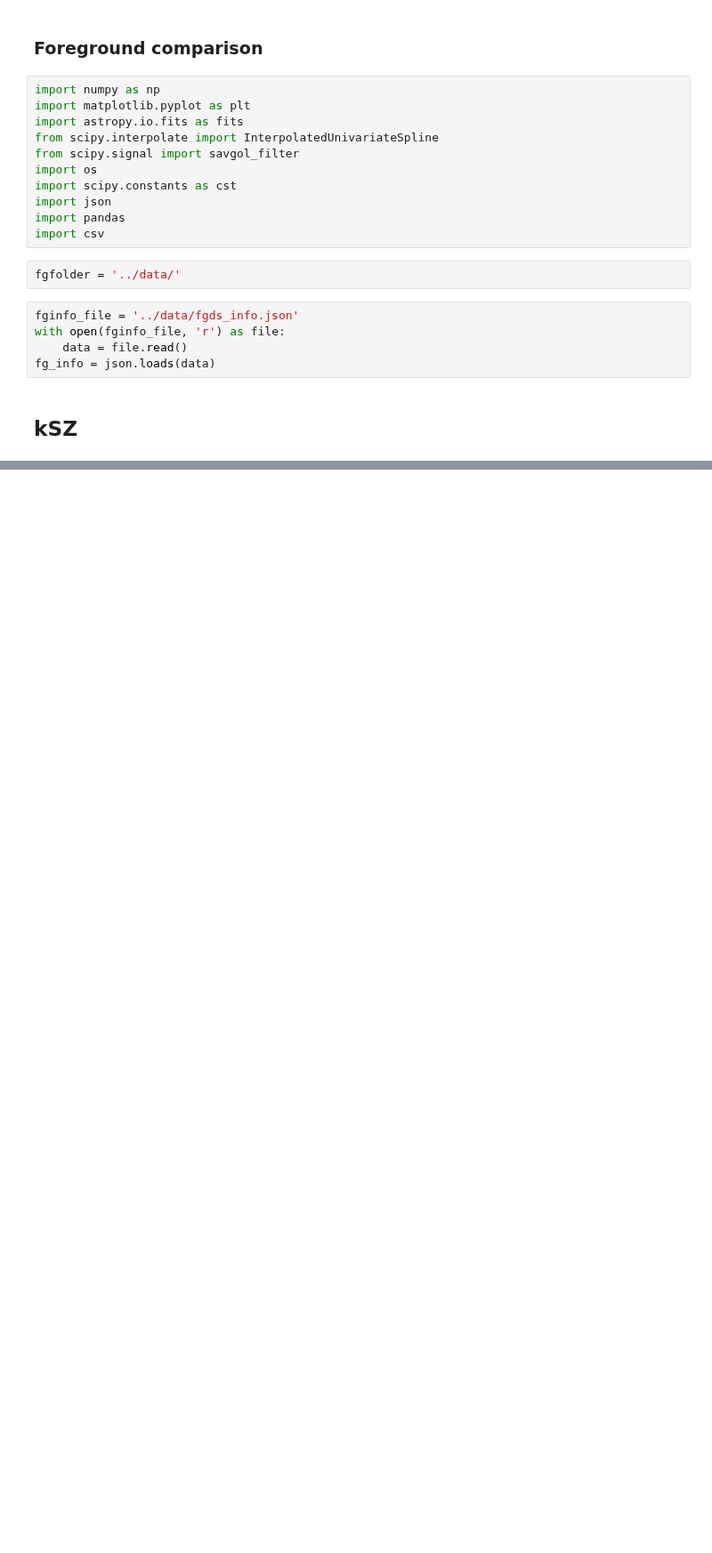
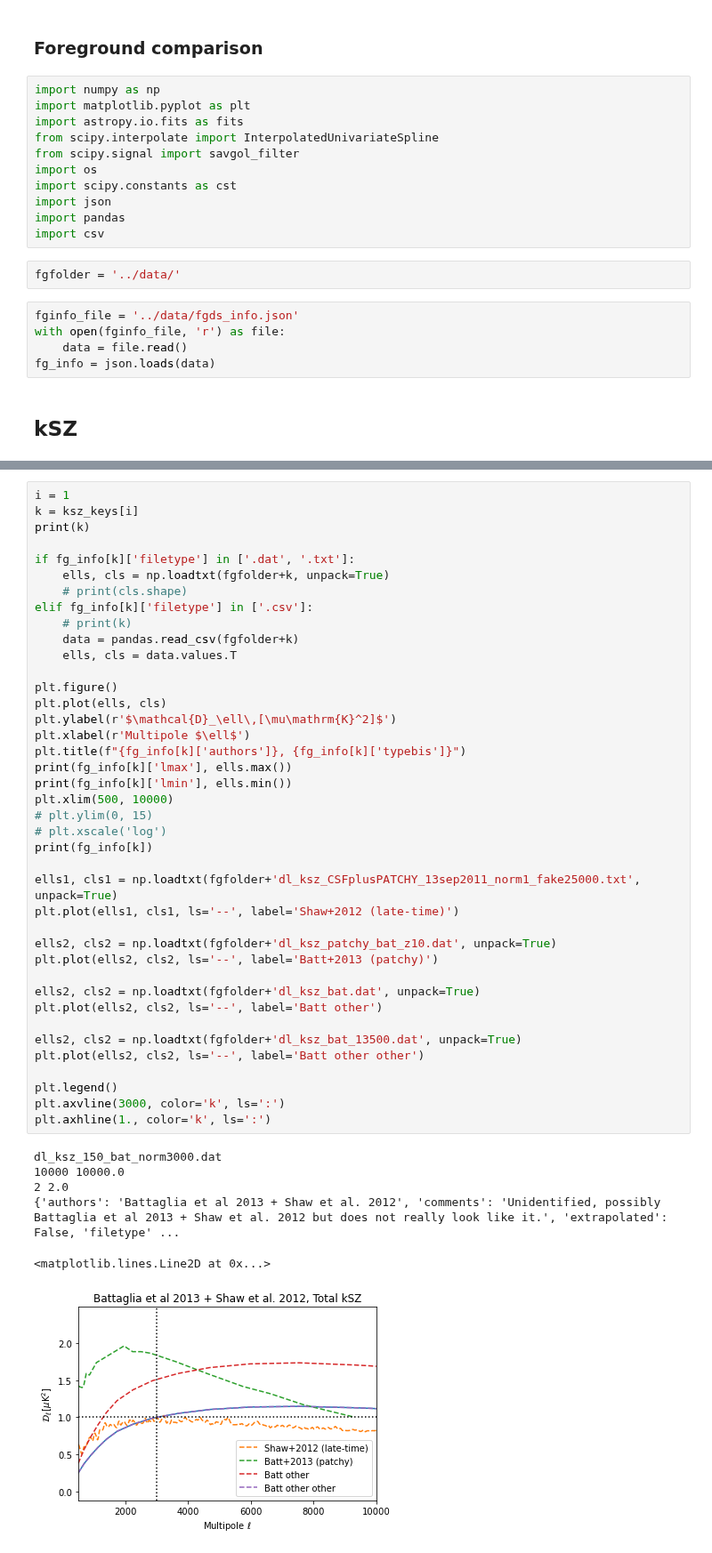
Before and after one commit to mtristram/hillik, a Jupyter notebook: scripts/check_fgds_ag.ipynb, the cells around one changed output, grey strips where cells are left out. Shown at 89% size. Saved outputs shown, nothing was run; the diff lists cells and outputs as text; blank space fills up the shorter version.

```diff
--- a/scripts/check_fgds_ag.ipynb
+++ b/scripts/check_fgds_ag.ipynb
@@ -677,0 +98,47 @@ OSError: ../data/dl_shaw_tsz_s10_153ghz_norm1_fake25000_norm3000.txt not found.
+# %%
+i = 1
+k = ksz_keys[i]
+print(k)
+
+if fg_info[k]['filetype'] in ['.dat', '.txt']:
+    ells, cls = np.loadtxt(fgfolder+k, unpack=True)
+    # print(cls.shape)
+elif fg_info[k]['filetype'] in ['.csv']:
+    # print(k)
+    data = pandas.read_csv(fgfolder+k)
+    ells, cls = data.values.T
+
+plt.figure()
+plt.plot(ells, cls)
+plt.ylabel(r'$\mathcal{D}_\ell\,[\mu\mathrm{K}^2]$')
+plt.xlabel(r'Multipole $\ell$')
+plt.title(f"{fg_info[k]['authors']}, {fg_info[k]['typebis']}")
+print(fg_info[k]['lmax'], ells.max())
+print(fg_info[k]['lmin'], ells.min())
+plt.xlim(500, 10000)
+# plt.ylim(0, 15)
+# plt.xscale('log')
+print(fg_info[k])
+
+ells1, cls1 = np.loadtxt(fgfolder+'dl_ksz_CSFplusPATCHY_13sep2011_norm1_fake25000.txt', unpack=True)
+plt.plot(ells1, cls1, ls='--', label='Shaw+2012 (late-time)')
+
+ells2, cls2 = np.loadtxt(fgfolder+'dl_ksz_patchy_bat_z10.dat', unpack=True)
+plt.plot(ells2, cls2, ls='--', label='Batt+2013 (patchy)')
+
+ells2, cls2 = np.loadtxt(fgfolder+'dl_ksz_bat.dat', unpack=True)
+plt.plot(ells2, cls2, ls='--', label='Batt other')
+
+ells2, cls2 = np.loadtxt(fgfolder+'dl_ksz_bat_13500.dat', unpack=True)
+plt.plot(ells2, cls2, ls='--', label='Batt other other')
+
+plt.legend()
+plt.axvline(3000, color='k', ls=':')
+plt.axhline(1., color='k', ls=':')
+# %% [output]
+dl_ksz_150_bat_norm3000.dat
+10000 10000.0
+2 2.0
+{'authors': 'Battaglia et al 2013 + Shaw et al. 2012', 'comments': 'Unidentified, possibly Battaglia et al 2013 + Shaw et al. 2012 but does not really look like it.', 'extrapolated': False, 'filetype' ...
+<matplotlib.lines.Line2D at 0x...>
+[figure, added]
```
Also changed, not shown: parts of 49 cells of this notebook.
